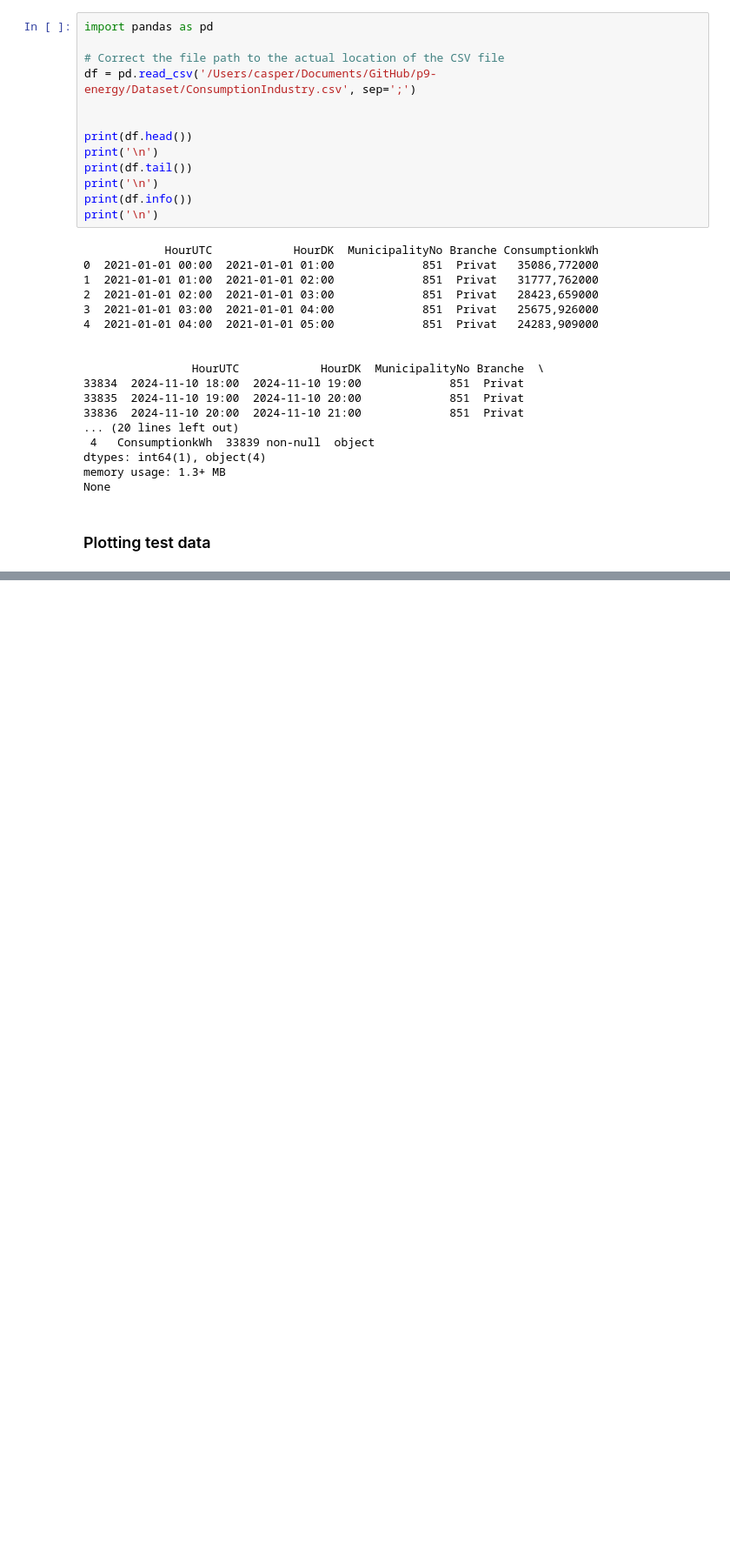
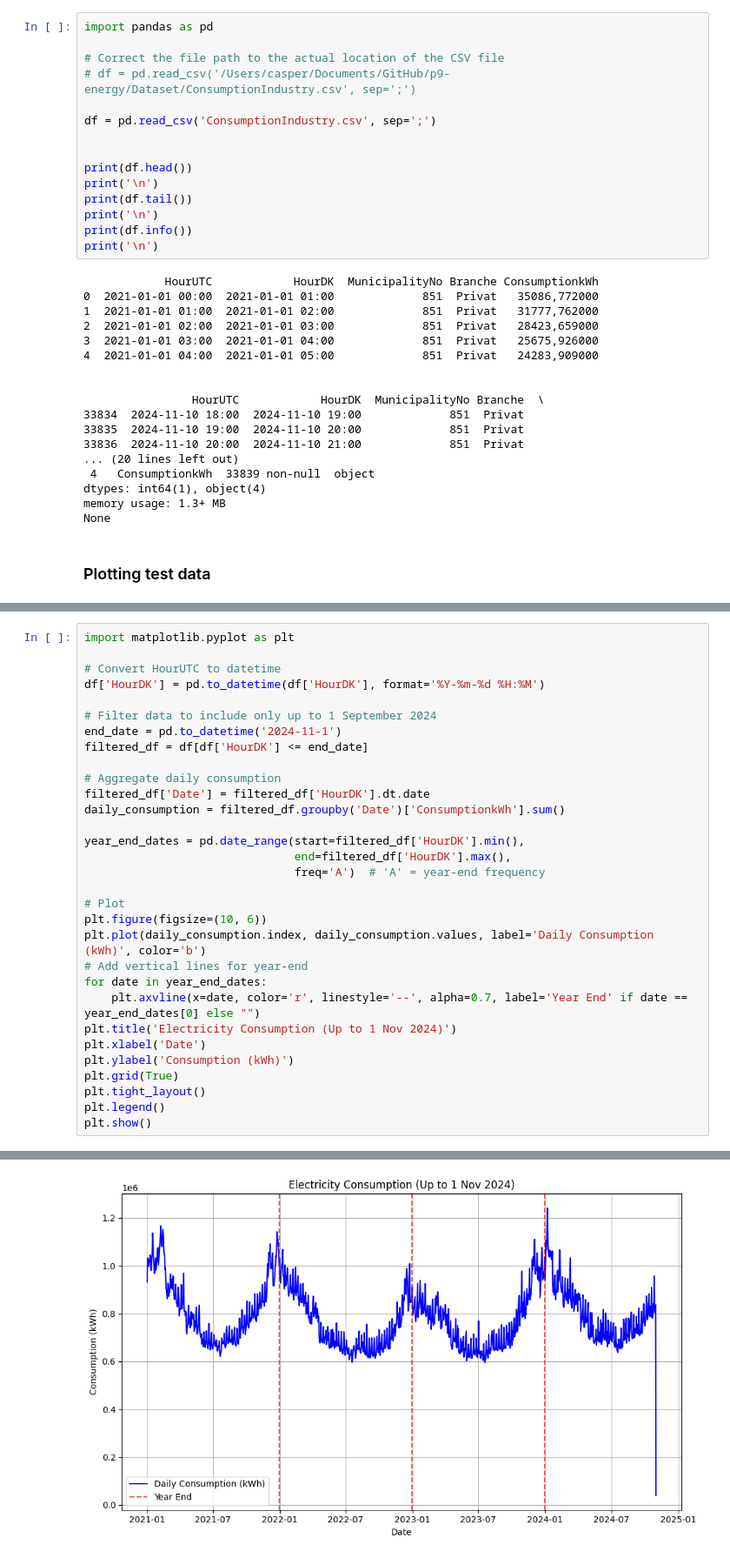
Before and after one commit to Casper0913/p9-energy, a Jupyter notebook: Examples/EnergiNetTransformer.ipynb, the cells around one changed output, grey strips where cells are left out. Shown at 87% size. Cells and saved outputs as stored; diff of their text form; blank space fills up the shorter version.

Commit message:
Updates to test dataset (EnergiNet)

```diff
--- a/Examples/EnergiNetTransformer.ipynb
+++ b/Examples/EnergiNetTransformer.ipynb
@@ -4,7 +33,9 @@
 import pandas as pd
 
 # Correct the file path to the actual location of the CSV file
-df = pd.read_csv('/Users/casper/Documents/GitHub/p9-energy/Dataset/ConsumptionIndustry.csv', sep=';')
+# df = pd.read_csv('/Users/casper/Documents/GitHub/p9-energy/Dataset/ConsumptionIndustry.csv', sep=';')
+
+df = pd.read_csv('ConsumptionIndustry.csv', sep=';')
 
 
 print(df.head())
@@ -54,0 +67,32 @@ KeyboardInterrupt:
+# %%
+import matplotlib.pyplot as plt
+
+# Convert HourUTC to datetime
+df['HourDK'] = pd.to_datetime(df['HourDK'], format='%Y-%m-%d %H:%M')
+
+# Filter data to include only up to 1 September 2024
+end_date = pd.to_datetime('2024-11-1')
+filtered_df = df[df['HourDK'] <= end_date]
+
+# Aggregate daily consumption
+filtered_df['Date'] = filtered_df['HourDK'].dt.date
+daily_consumption = filtered_df.groupby('Date')['ConsumptionkWh'].sum()
+
+year_end_dates = pd.date_range(start=filtered_df['HourDK'].min(),
+                               end=filtered_df['HourDK'].max(),
+                               freq='A')  # 'A' = year-end frequency
+
+# Plot
+plt.figure(figsize=(10, 6))
+plt.plot(daily_consumption.index, daily_consumption.values, label='Daily Consumption (kWh)', color='b')
+# Add vertical lines for year-end
+for date in year_end_dates:
+    plt.axvline(x=date, color='r', linestyle='--', alpha=0.7, label='Year End' if date == year_end_dates[0] else "")
+plt.title('Electricity Consumption (Up to 1 Nov 2024)')
+plt.xlabel('Date')
+plt.ylabel('Consumption (kWh)')
+plt.grid(True)
+plt.tight_layout()
+plt.legend()
+plt.show()
+# %% [output]
@@ -54,0 +104 @@ KeyboardInterrupt:
+[figure, added]
```
Also changed, not shown: parts of 5 cells of this notebook.
